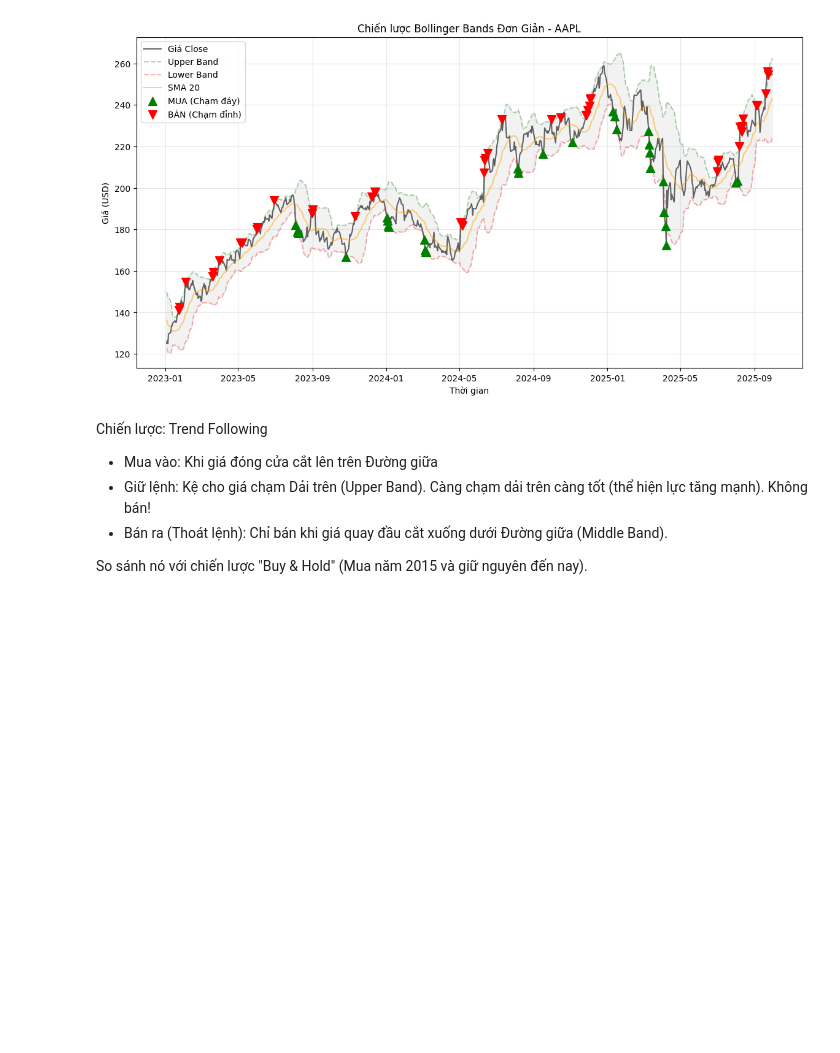
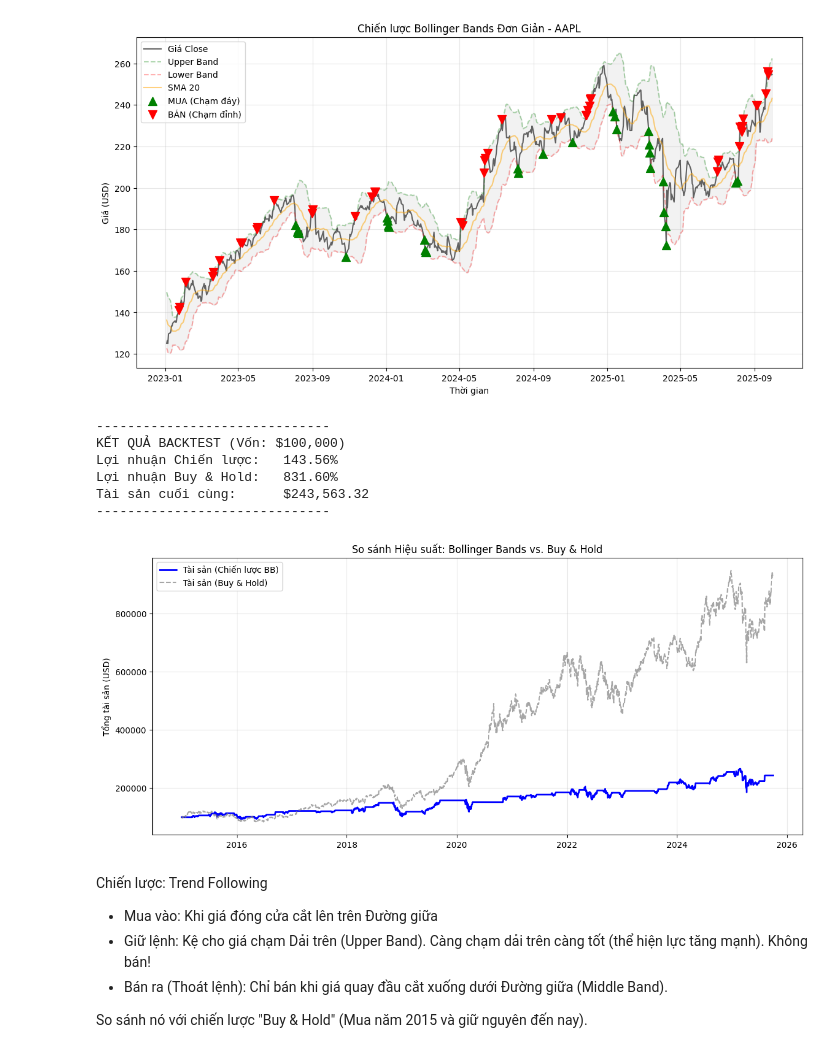
Before and after one commit to tamnguyen-2905/CF_Trang22110234_Thanh22110203_Tam22110193, a Jupyter notebook: LAB_GIUAKI/Bollinger Bands.ipynb, the cells around one changed output. Drawn from its saved outputs; the diff is of its cells as text; code cells hidden in the pictures; blank space fills up the shorter version.

Commit message:
Update Bollinger Bands

```diff
--- a/LAB_GIUAKI/Bollinger Bands.ipynb
+++ b/LAB_GIUAKI/Bollinger Bands.ipynb
@@ -60,6 +60,84 @@ plt.grid(True, alpha=0.3)
 plt.show()
 # %% [output]
 [figure]
+# %%
+# --- PHẦN 5: BACKTEST CHIẾN LƯỢC ---
+
+# Khởi tạo biến cho vòng lặp mô phỏng
+initial_capital = 100000  # Giả sử vốn ban đầu là 100,000 USD
+cash = initial_capital
+shares = 0
+equity_curve = []  # Lưu giá trị tài sản theo thời gian
+
+# Duyệt qua từng ngày trong dữ liệu (data)
+for i in range(len(data)):
+    # Lấy dữ liệu của ngày hiện tại
+    current_price = data['Close'].iloc[i]
+    current_date = data.index[i]
+
+    # Lấy ngưỡng Bands từ code cũ của bạn
+    lower_band = data['Lower Band'].iloc[i]
+    upper_band = data['Upper Band'].iloc[i]
+
+    # 1. Tín hiệu MUA: Giá < Lower Band VÀ Đang cầm tiền (shares == 0)
+    # Lưu ý: Ta kiểm tra điều kiện lại tại đây để đảm bảo không mua chồng chéo
+    if current_price < lower_band and shares == 0:
+        shares = cash / current_price # Mua hết tiền (All-in)
+        cash = 0
+        # print(f"MUA ngày {current_date.date()} giá {current_price:.2f}")
+
+    # 2. Tín hiệu BÁN: Giá > Upper Band VÀ Đang cầm cổ phiếu (shares > 0)
+    elif current_price > upper_band and shares > 0:
+        cash = shares * current_price # Bán hết cổ phiếu
+        shares = 0
+        # print(f"BÁN ngày {current_date.date()} giá {current_price:.2f}")
+
+    # 3. Tính tổng tài sản ngày hôm đó
+    # Nếu đang cầm cổ phiếu: Tiền mặt + (Số cổ * Giá hiện tại)
+    # Nếu đang cầm tiền: Tiền mặt
+    current_equity = cash + (shares * current_price)
+    equity_curve.append(current_equity)
+
+# Lưu đường cong vốn vào DataFrame
+data['Strategy_Equity'] = equity_curve
+
+# --- TÍNH TOÁN HIỆU SUẤT ---
+# Lợi nhuận chiến lược
+strategy_return = (data['Strategy_Equity'].iloc[-1] - initial_capital) / initial_capital * 100
+
+# Lợi nhuận nếu chỉ Mua và Nắm giữ (Buy & Hold) từ ngày đầu đến ngày cuối
+buy_hold_return = (data['Close'].iloc[-1] - data['Close'].iloc[0]) / data['Close'].iloc[0] * 100
+
+print("-" * 30)
+print(f"KẾT QUẢ BACKTEST (Vốn: ${initial_capital:,.0f})")
+print(f"Lợi nhuận Chiến lược:   {strategy_return:.2f}%")
+print(f"Lợi nhuận Buy & Hold:   {buy_hold_return:.2f}%")
+print(f"Tài sản cuối cùng:      ${data['Strategy_Equity'].iloc[-1]:,.2f}")
+print("-" * 30)
+
+# --- VẼ BIỂU ĐỒ HIỆU SUẤT ---
+plt.figure(figsize=(14, 6))
+
+# Vẽ đường tài sản của chiến lược
+plt.plot(data.index, data['Strategy_Equity'], label='Tài sản (Chiến lược BB)', color='blue', linewidth=2)
+
+# Vẽ đường so sánh Buy & Hold (Quy đổi về cùng vốn ban đầu để dễ so sánh)
+buy_hold_equity = (data['Close'] / data['Close'].iloc[0]) * initial_capital
+plt.plot(data.index, buy_hold_equity, label='Tài sản (Buy & Hold)', color='gray', linestyle='--', alpha=0.7)
+
+plt.title('So sánh Hiệu suất: Bollinger Bands vs. Buy & Hold')
+plt.ylabel('Tổng tài sản (USD)')
+plt.legend()
+plt.grid(True, alpha=0.3)
+plt.show()
+# %% [output]
+------------------------------
+KẾT QUẢ BACKTEST (Vốn: $100,000)
+Lợi nhuận Chiến lược:   143.56%
+Lợi nhuận Buy & Hold:   831.60%
+Tài sản cuối cùng:      $243,563.32
+------------------------------
+[figure, added]
 # %% [markdown]
 Chiến lược: Trend Following
 - Mua vào: Khi giá đóng cửa cắt lên trên Đường giữa
```
Also changed, not shown: parts of 1 cell of this notebook.
